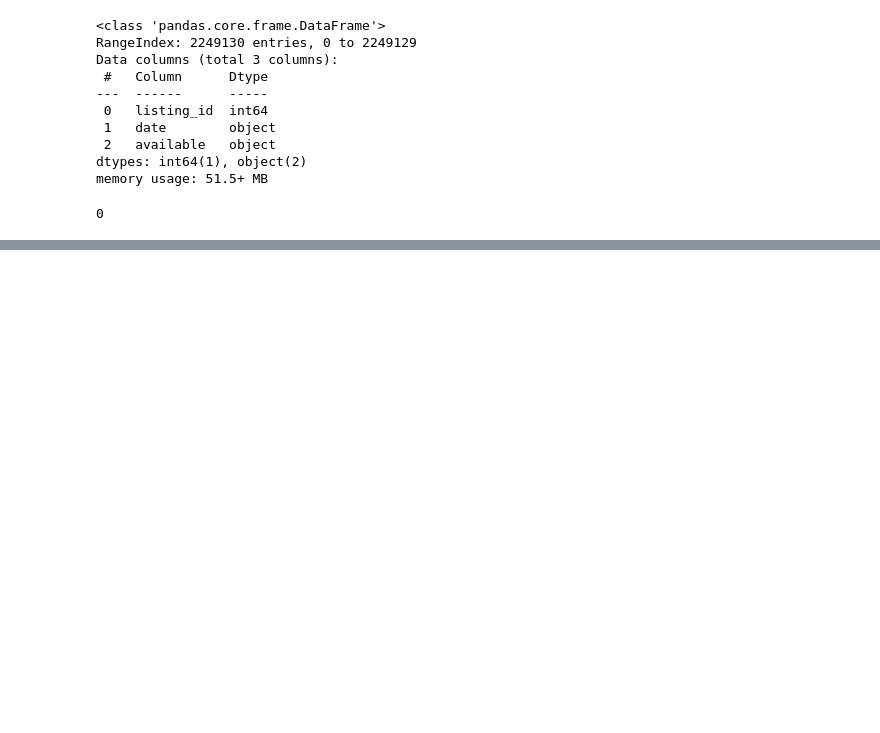
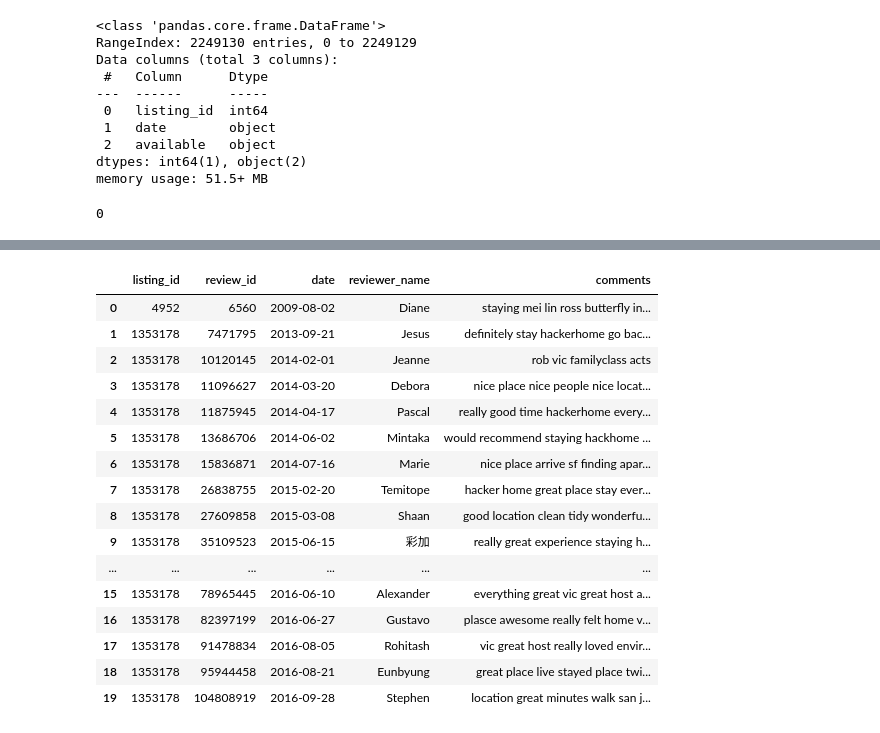
Before and after one commit to tianiachan/IdentifyingAirBnBsinSantaClara, a Jupyter notebook: Data670_Identifying_AirBnBs.ipynb, the cells around one changed output, grey strips where cells are left out. Cells and saved outputs as stored; diff of their text form; code cells hidden in the pictures; blank space fills up the shorter version.

```diff
--- a/Data670_Identifying_AirBnBs.ipynb
+++ b/Data670_Identifying_AirBnBs.ipynb
@@ -167,0 +240,23 @@ calendar_df.duplicated().sum()
+# %%
+#remove contractions
+#pip install library and the method to remove contractions
+import contractions
+#empty list for expanded text
+def remove_contractions(text):
+  return contractions.fix(text)
+# %%
+#actually remove
+reviews_df['comments'] = reviews_df['comments'].astype('str').apply(remove_contractions)
+# %%
+#remove stopwords, tokenize and create a wordcloud with the words that are most frequent.. later
+import nltk
+#nltk.download('stopwords')
+import wordcloud
+from nltk import sent_tokenize as st
+from nltk import word_tokenize as wt
+from nltk.probability import FreqDist as FreqDist
+from nltk.corpus import stopwords
+from wordcloud import WordCloud, STOPWORDS
+
+stop_words = nltk.corpus.stopwords.words('english')
+print(stop_words)
@@ -167,0 +289,20 @@ calendar_df.duplicated().sum()
+# %%
+reviews_df.head(20)
+# %% [output]
+|  | listing_id | review_id | date | reviewer_name | comments |
+| 0 | 4952 | 6560 | 2009-08-02 | Diane | staying mei lin ross butterfly in... |
+| 1 | 1353178 | 7471795 | 2013-09-21 | Jesus | definitely stay hackerhome go bac... |
+| 2 | 1353178 | 10120145 | 2014-02-01 | Jeanne | rob vic familyclass acts |
+| 3 | 1353178 | 11096627 | 2014-03-20 | Debora | nice place nice people nice locat... |
+| 4 | 1353178 | 11875945 | 2014-04-17 | Pascal | really good time hackerhome every... |
+| 5 | 1353178 | 13686706 | 2014-06-02 | Mintaka | would recommend staying hackhome ... |
+| 6 | 1353178 | 15836871 | 2014-07-16 | Marie | nice place arrive sf finding apar... |
+| 7 | 1353178 | 26838755 | 2015-02-20 | Temitope | hacker home great place stay ever... |
+| 8 | 1353178 | 27609858 | 2015-03-08 | Shaan | good location clean tidy wonderfu... |
+| 9 | 1353178 | 35109523 | 2015-06-15 | 彩加 | really great experience staying h... |
+| ... | ... | ... | ... | ... | ... |
+| 15 | 1353178 | 78965445 | 2016-06-10 | Alexander | everything great vic great host a... |
+| 16 | 1353178 | 82397199 | 2016-06-27 | Gustavo | plasce awesome really felt home v... |
+| 17 | 1353178 | 91478834 | 2016-08-05 | Rohitash | vic great host really loved envir... |
+| 18 | 1353178 | 95944458 | 2016-08-21 | Eunbyung | great place live stayed place twi... |
+| 19 | 1353178 | 104808919 | 2016-09-28 | Stephen | location great minutes walk san j... |
```
Also changed, not shown: parts of 15 cells of this notebook.
